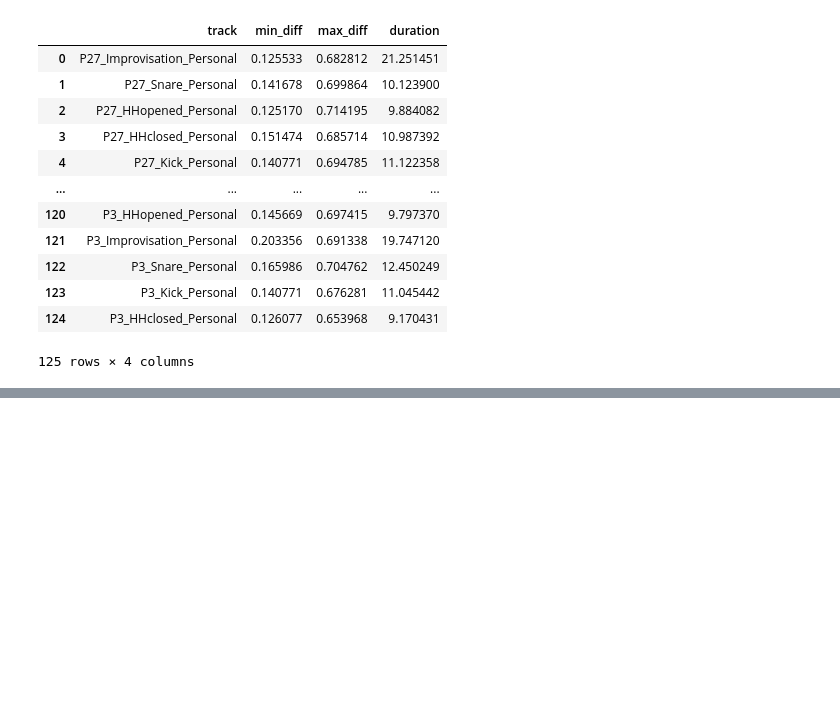
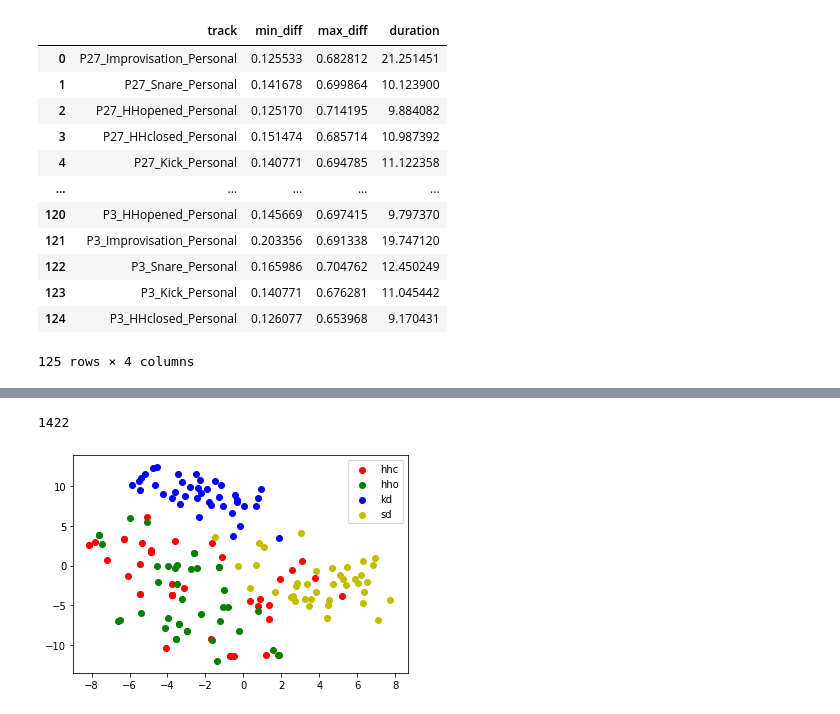
Before and after one commit to flyingleafe/vxs-vpt, a Jupyter notebook: notebooks/DataStats.ipynb, the cells around one changed output, grey strips where cells are left out. Cells and saved outputs as stored; diff of their text form; code cells hidden in the pictures; blank space fills up the shorter version.

```diff
--- a/notebooks/DataStats.ipynb
+++ b/notebooks/DataStats.ipynb
@@ -130,2 +139,42 @@ diff_table(avp_set_personal)
 # %%
 drums_set_annotated = vxs.SimpleSampleSet.from_csv('../data/200-drum-machines/annotation.csv')
+# %%
+len(drums_set_annotated)
+# %% [output]
+1422
+# %%
+def fetch_samples(ds, n_per_class=30, random_seed=42):
+    np.random.seed(random_seed)
+    X, y = ds.tracks, ds.classes
+    idxs = np.arange(len(X))
+    shuffle_idxs = []
+    classes = np.unique(y)
+    for cl in classes:
+        shuffle_idxs += list(np.random.choice(idxs[y == cl], size=n_per_class))
+
+    return X[shuffle_idxs], y[shuffle_idxs]
+
+def tsne_features_visualize(f_transform, X, y, **kwargs):
+    classes = np.unique(y)
+    tsne = TSNE(**kwargs)
+    X_feat = StandardScaler().fit_transform(f_transform.fit_transform(X))
+    X_tsne = tsne.fit_transform(X_feat)
+
+    colormap = dict((cl, c) for cl, c in zip(classes, ['r', 'g', 'b', 'y']))
+    for cl in classes:
+        iis = y == cl
+        plt.scatter(X_tsne[iis][:, 0], X_tsne[iis][:, 1], c=colormap[cl], label=cl)
+
+    plt.legend()
+    plt.show()
+# %%
+X, y = fetch_samples(drums_set_annotated, n_per_class=40, random_seed=42)
+# %%
+mfcc_trans = vxs.ClassicFeatureTransform('mfcc')
+model_cwide = vxs.get_CAE_model('wide-4', '../logs/cae-initial_65536_wide-4/checkpoints/best.pth')
+cwide_trans_single = vxs.CAEFeatureTransform(model_cwide.encoder, frame_len=4096)
+cwide_trans_double = vxs.CAEFeatureTransform(model_cwide.encoder, frame_len=8192)
+# %%
+tsne_features_visualize(mfcc_trans, X, y, random_state=42)
+# %% [output]
+[figure, added]
```
Also changed, not shown: parts of 33 cells of this notebook, 17 other files.
